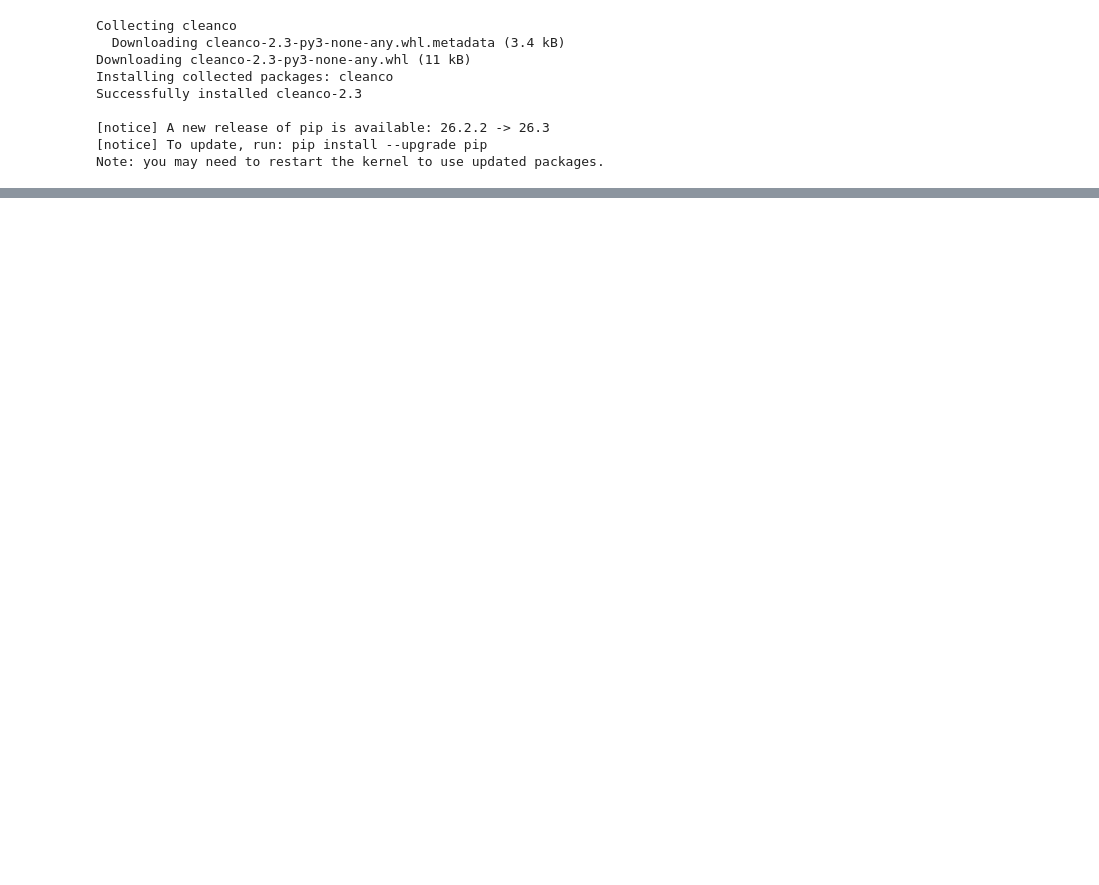
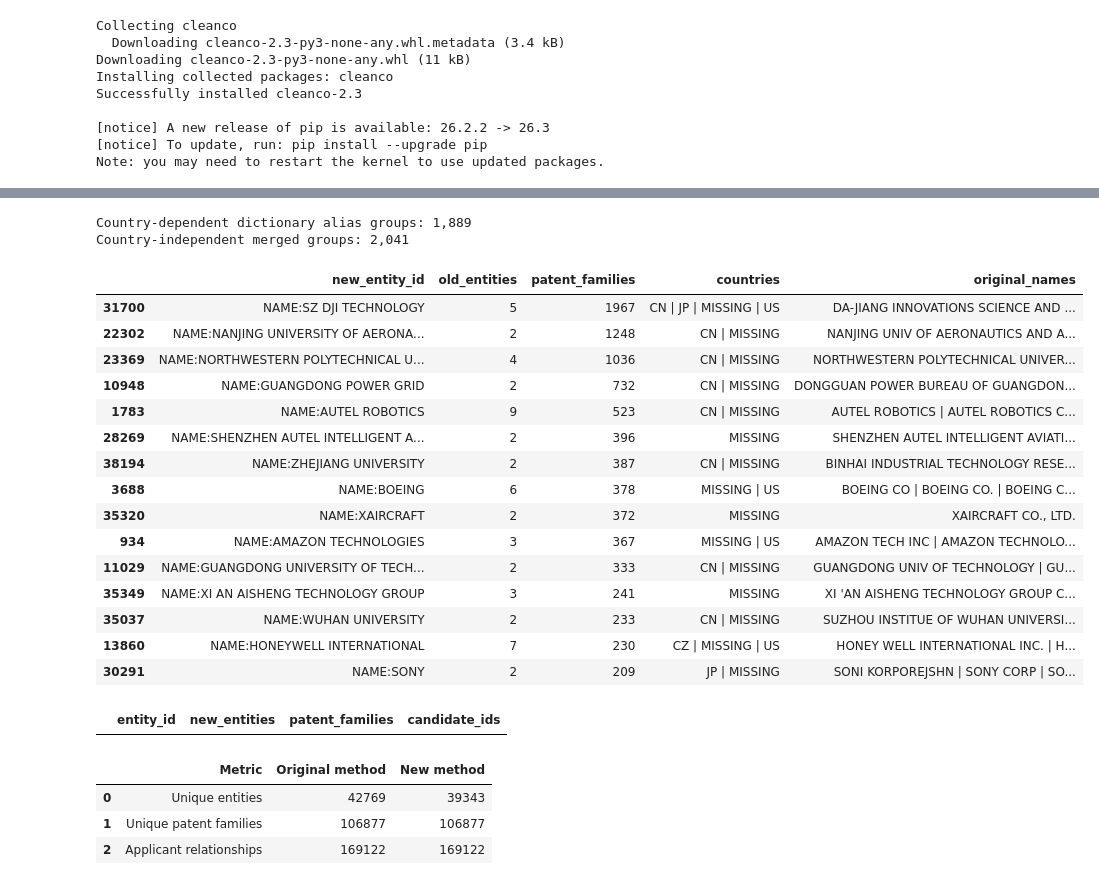
Before and after one commit to RikyPoz/flying-drones-patent-analytics, a Jupyter notebook: Step0/3b-NameHarmonization.ipynb, the cells around one changed output, grey strips where cells are left out. Cells and saved outputs as stored; diff of their text form; code cells hidden in the pictures; blank space fills up the shorter version.

```diff
--- a/Step0/3b-NameHarmonization.ipynb
+++ b/Step0/3b-NameHarmonization.ipynb
@@ -854,0 +298,76 @@ The PSN, dictionary, and Cleanco comparisons remain the same. The alias-review o
+# %%
+def join_values(values):
+    return " | ".join(sorted({str(v).strip() for v in values.dropna() if str(v).strip()}))
+
+def join_countries(values):
+    normalized = values.astype("string").str.strip().str.upper().replace("", pd.NA)
+    return " | ".join(sorted(set(normalized.fillna("MISSING"))))
+
+merge_review = (h_test.groupby("new_entity_id")
+    .agg(old_entities=("entity_id", "nunique"),
+         patent_families=("docdb_family_id", "nunique"),
+         countries=("person_ctry_code", join_countries),
+         original_names=("person_name", join_values))
+    .reset_index().query("old_entities > 1")
+    .sort_values(["patent_families", "new_entity_id"], ascending=[False, True]))
+split_review = (h_test.groupby("entity_id")
+    .agg(new_entities=("new_entity_id", "nunique"),
+         patent_families=("docdb_family_id", "nunique"),
+         candidate_ids=("new_entity_id", join_values))
+    .reset_index().query("new_entities > 1")
+    .sort_values("patent_families", ascending=False))
+
+# Preserve the original country-dependent diagnostic for comparison.
+country_aliases = (h_test.dropna(subset=["candidate_dictionary"])
+    .groupby(["candidate_dictionary", "person_ctry_code"], dropna=False)
+    ["entity_id"].nunique().rename("old_entities").reset_index()
+    .query("old_entities > 1"))
+print(f"Country-dependent dictionary alias groups: {len(country_aliases):,}")
+print(f"Country-independent merged groups: {len(merge_review):,}")
+display(merge_review.head(15))
+display(split_review.head(10))
+# %% [output]
+Country-dependent dictionary alias groups: 1,889
+Country-independent merged groups: 2,041
+|  | new_entity_id | old_entities | patent_families | countries | original_names |
+| 31700 | NAME:SZ DJI TECHNOLOGY | 5 | 1967 | CN | JP | MISSING | US | DA-JIANG INNOVATIONS SCIENCE AND ... |
+| 22302 | NAME:NANJING UNIVERSITY OF AERONA... | 2 | 1248 | CN | MISSING | NANJING UNIV OF AERONAUTICS AND A... |
+| 23369 | NAME:NORTHWESTERN POLYTECHNICAL U... | 4 | 1036 | CN | MISSING | NORTHWESTERN POLYTECHNICAL UNIVER... |
+| 10948 | NAME:GUANGDONG POWER GRID | 2 | 732 | CN | MISSING | DONGGUAN POWER BUREAU OF GUANGDON... |
+| 1783 | NAME:AUTEL ROBOTICS | 9 | 523 | CN | MISSING | AUTEL ROBOTICS | AUTEL ROBOTICS C... |
+| 28269 | NAME:SHENZHEN AUTEL INTELLIGENT A... | 2 | 396 | MISSING | SHENZHEN AUTEL INTELLIGENT AVIATI... |
+| 38194 | NAME:ZHEJIANG UNIVERSITY | 2 | 387 | CN | MISSING | BINHAI INDUSTRIAL TECHNOLOGY RESE... |
+| 3688 | NAME:BOEING | 6 | 378 | MISSING | US | BOEING CO | BOEING CO. | BOEING C... |
+| 35320 | NAME:XAIRCRAFT | 2 | 372 | MISSING | XAIRCRAFT CO., LTD. |
+| 934 | NAME:AMAZON TECHNOLOGIES | 3 | 367 | MISSING | US | AMAZON TECH INC | AMAZON TECHNOLO... |
+| 11029 | NAME:GUANGDONG UNIVERSITY OF TECH... | 2 | 333 | CN | MISSING | GUANGDONG UNIV OF TECHNOLOGY | GU... |
+| 35349 | NAME:XI AN AISHENG TECHNOLOGY GROUP | 3 | 241 | MISSING | XI 'AN AISHENG TECHNOLOGY GROUP C... |
+| 35037 | NAME:WUHAN UNIVERSITY | 2 | 233 | CN | MISSING | SUZHOU INSTITUE OF WUHAN UNIVERSI... |
+| 13860 | NAME:HONEYWELL INTERNATIONAL | 7 | 230 | CZ | MISSING | US | HONEY WELL INTERNATIONAL INC. | H... |
+| 30291 | NAME:SONY | 2 | 209 | JP | MISSING | SONI KORPOREJSHN | SONY CORP | SO... |
+|  | entity_id | new_entities | patent_families | candidate_ids |
+# %%
+comparison_test = pd.DataFrame({
+    "Metric": [
+        "Unique entities",
+        "Unique patent families",
+        "Applicant relationships"
+    ],
+    "Original method": [
+        h["entity_id"].nunique(),
+        h["docdb_family_id"].nunique(),
+        len(h)
+    ],
+    "New method": [
+        h_test["new_entity_id"].nunique(),
+        h_test["docdb_family_id"].nunique(),
+        len(h_test)
+    ]
+})
+
+display(comparison_test)
+# %% [output]
+|  | Metric | Original method | New method |
+| 0 | Unique entities | 42769 | 39343 |
+| 1 | Unique patent families | 106877 | 106877 |
+| 2 | Applicant relationships | 169122 | 169122 |
```
Also changed, not shown: parts of 35 cells of this notebook.
